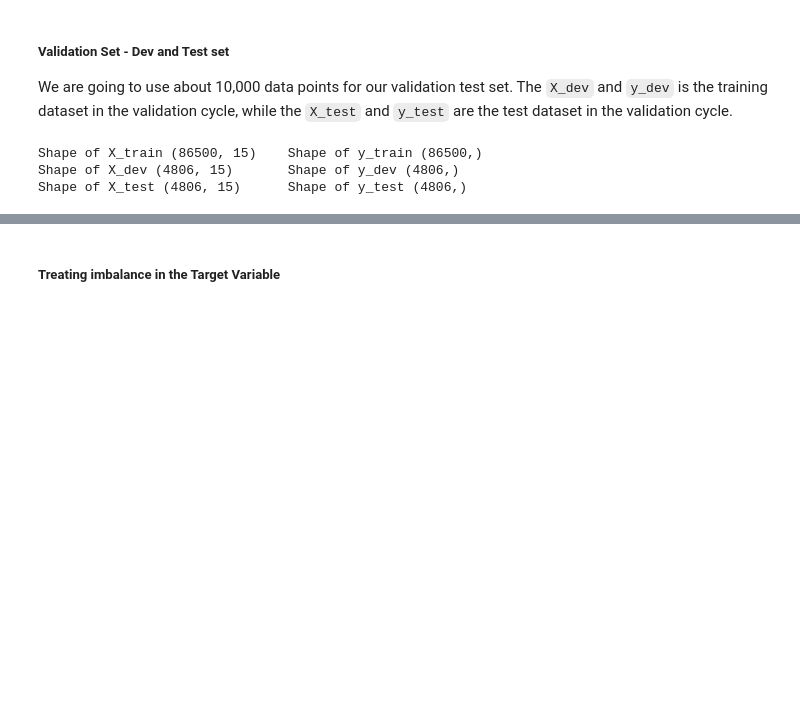
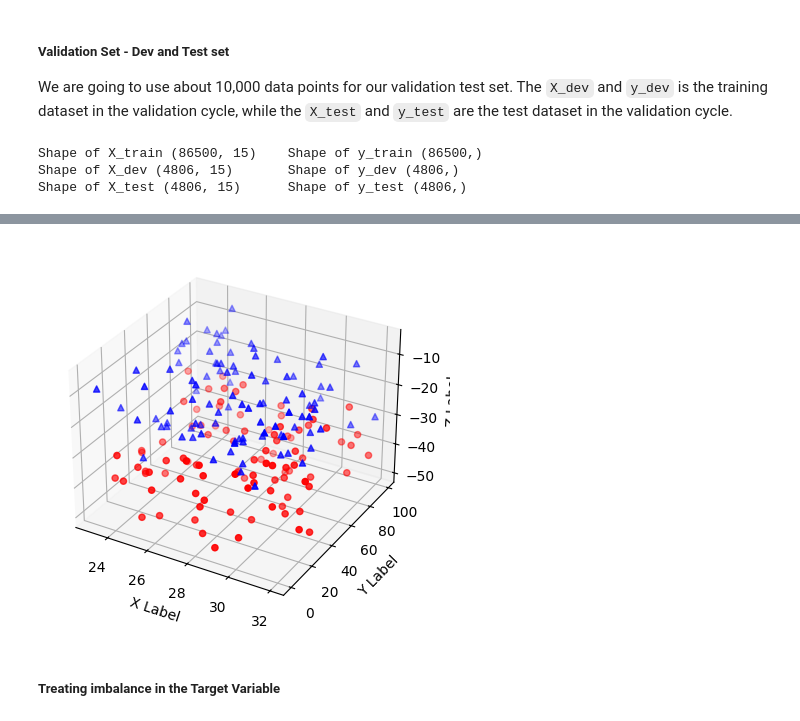
Before and after one commit to AISaturdaysLagos/Cohort8-Team-Template, a Jupyter notebook: app/server/notebook/base_model.ipynb, the cells around one changed output, grey strips where cells are left out. Saved outputs shown, nothing was run; the diff lists cells and outputs as text; code cells hidden in the pictures; blank space fills up the shorter version.

```diff
--- a/app/server/notebook/base_model.ipynb
+++ b/app/server/notebook/base_model.ipynb
@@ -277,3 +355,27 @@ Shape of X_test (4806, 15)      Shape of y_test (4806,)
+# %%
+import numpy as np
+from mpl_toolkits.mplot3d import Axes3D
+import matplotlib.pyplot as plt
+
+def randrange(n, vmin, vmax):
+    return (vmax-vmin)*np.random.rand(n) + vmin
+
+fig = plt.figure()
+ax = fig.add_subplot(111, projection='3d')
+n = 100
+for c, m, zl, zh in [('r', 'o', -50, -25), ('b', '^', -30, -5)]:
+    xs = randrange(n, 23, 32)
+    ys = randrange(n, 0, 100)
+    zs = randrange(n, zl, zh)
+    ax.scatter(xs, ys, zs, c=c, marker=m)
+
+ax.set_xlabel('X Label')
+ax.set_ylabel('Y Label')
+ax.set_zlabel('Z Label')
+
+plt.show()
+# %% [output]
+[figure, added]
 # %% [markdown]
 ##### Treating imbalance in the Target Variable
 # %%
```
Also changed, not shown: parts of 23 cells of this notebook.
